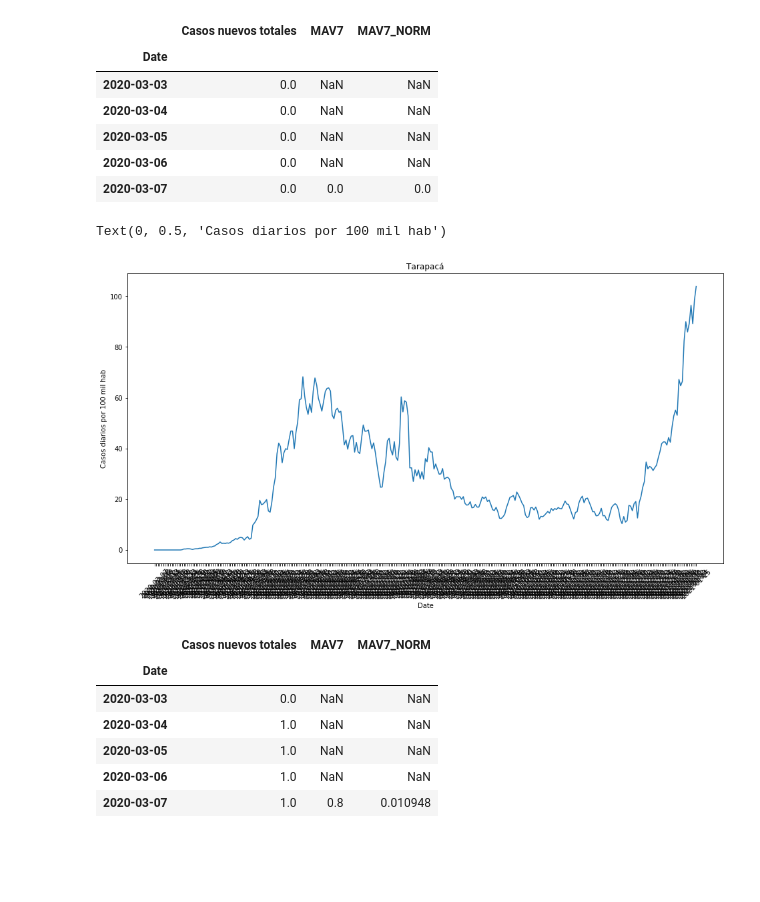
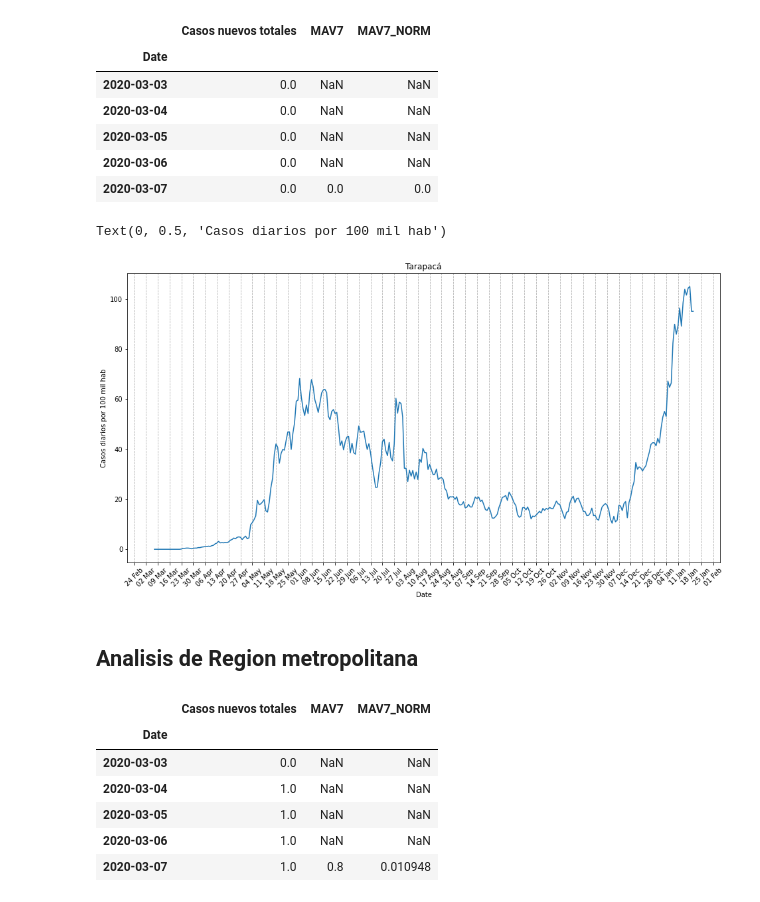
Before and after one commit to rpmunoz/covid19, a Jupyter notebook: Analisis casos diarios covid.ipynb, the cells around one changed output. Drawn from its saved outputs; the diff is of its cells as text; code cells hidden in the pictures; blank space fills up the shorter version.

```diff
--- a/Analisis casos diarios covid.ipynb
+++ b/Analisis casos diarios covid.ipynb
@@ -44,3 +52,5 @@ dataDF.head()
 | 2020-03-06 | NaN | NaN | 0.0 | NaN | ... |
 | 2020-03-07 | NaN | NaN | 0.0 | NaN | ... |
 5 rows × 170 columns
+# %%
+dataDF.index = pd.to_datetime(dataDF.index)
@@ -92,16 +132,19 @@ plotDF.head()
 # %%
 fig, ax = plt.subplots(figsize = (16,8))
 sns.lineplot(x=plotDF.index, y='MAV7_NORM', data=plotDF, ax=ax)
 
-#ax.xaxis.set_major_locator(mdates.WeekdayLocator(byweekday=mdates.MO, interval=1))
-#ax.xaxis.set_major_formatter(mdates.DateFormatter('%d %b'))
+ax.xaxis.set_major_locator(mdates.WeekdayLocator(byweekday=mdates.MO, interval=1))
+ax.xaxis.set_major_formatter(mdates.DateFormatter('%d %b'))
 ax.xaxis.set_tick_params(rotation=45)
+ax.xaxis.grid(True, linestyle='--')
 
 plt.title("Tarapacá")
 plt.ylabel('Casos diarios por 100 mil hab')
 # %% [output]
 Text(0, 0.5, 'Casos diarios por 100 mil hab')
-[figure, old version]
+[figure, new version]
+# %% [markdown]
+## Analisis de Region metropolitana
 # %%
 plotDF = pd.DataFrame(dataDF['Metropolitana']['Casos nuevos totales'])
 plotDF['MAV7'] = plotDF['Casos nuevos totales'].rolling(window=5).mean()
```
Also changed, not shown: parts of 9 cells of this notebook, 1 other file.
